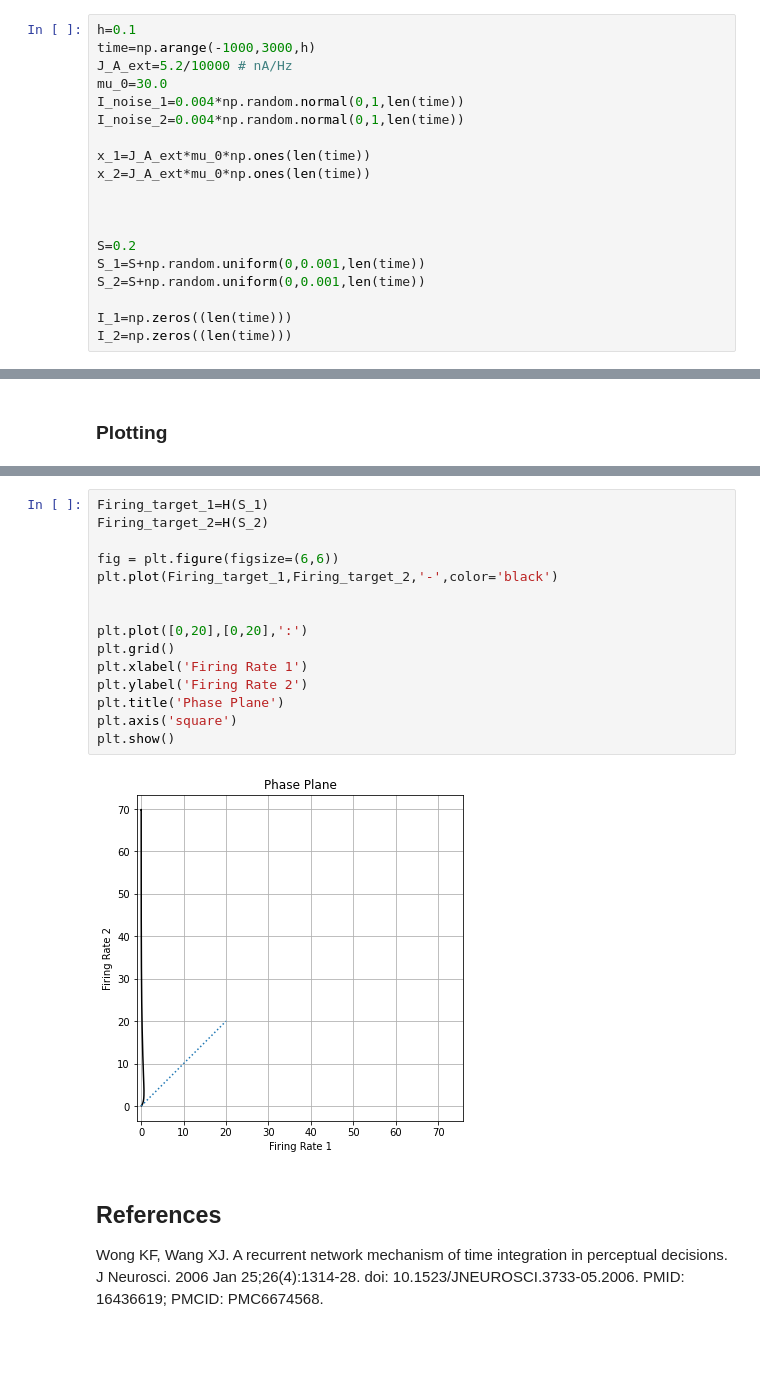
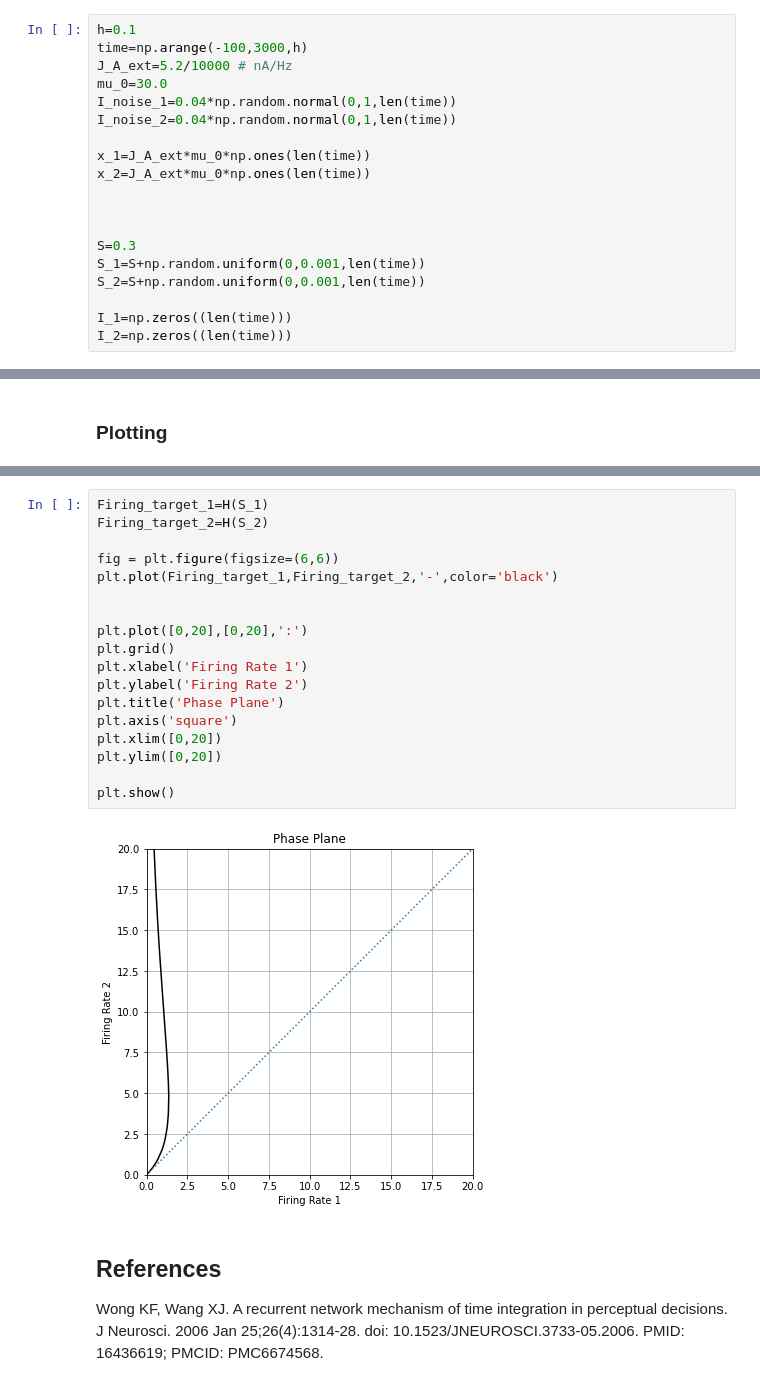
Before and after one commit to john-s-butler-dit/Decision-Making-Models, a Jupyter notebook: WongWang2006 Reduced Two Variable Model without AMPA - A Network Mechanism.ipynb, the cells around one changed output, grey strips where cells are left out. Cells and saved outputs as stored; diff of their text form; blank space fills up the shorter version.

```diff
--- a/WongWang2006 Reduced Two Variable Model without AMPA - A Network Mechanism.ipynb
+++ b/WongWang2006 Reduced Two Variable Model without AMPA - A Network Mechanism.ipynb
@@ -137,18 +137,18 @@ plt.show()
 # Initial Conditions
 # %%
 h=0.1
-time=np.arange(-1000,3000,h)
+time=np.arange(-100,3000,h)
 J_A_ext=5.2/10000 # nA/Hz
 mu_0=30.0
-I_noise_1=0.004*np.random.normal(0,1,len(time))
-I_noise_2=0.004*np.random.normal(0,1,len(time))
+I_noise_1=0.04*np.random.normal(0,1,len(time))
+I_noise_2=0.04*np.random.normal(0,1,len(time))
 
 x_1=J_A_ext*mu_0*np.ones(len(time))
 x_2=J_A_ext*mu_0*np.ones(len(time))
 
 
 
-S=0.2
+S=0.3
 S_1=S+np.random.uniform(0,0.001,len(time))
 S_2=S+np.random.uniform(0,0.001,len(time))
 
@@ -222,20 +222,23 @@ plt.show()
 # %%
 Firing_target_1=H(S_1)
 Firing_target_2=H(S_2)
 
 fig = plt.figure(figsize=(6,6))
 plt.plot(Firing_target_1,Firing_target_2,'-',color='black')
 
 
 plt.plot([0,20],[0,20],':')
 plt.grid()
 plt.xlabel('Firing Rate 1')
 plt.ylabel('Firing Rate 2')
 plt.title('Phase Plane')
 plt.axis('square')
+plt.xlim([0,20])
+plt.ylim([0,20])
+
 plt.show()
 # %% [output]
-[figure, old version]
+[figure, new version]
 # %% [markdown]
 ## References
 Wong KF, Wang XJ. A recurrent network mechanism of time integration in perceptual decisions. J Neurosci. 2006 Jan 25;26(4):1314-28. doi: 10.1523/JNEUROSCI.3733-05.2006. PMID: 16436619; PMCID: PMC6674568.
```
Also changed, not shown: parts of 1 cell of this notebook, 2 other files.
